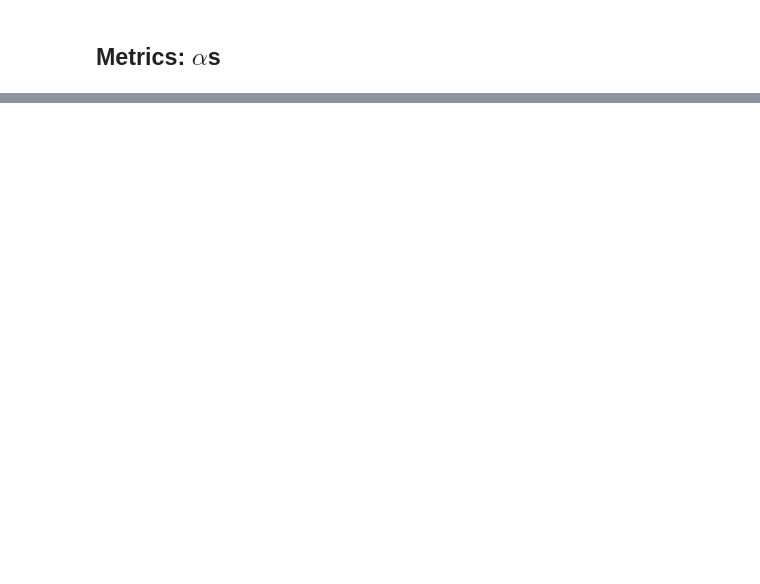
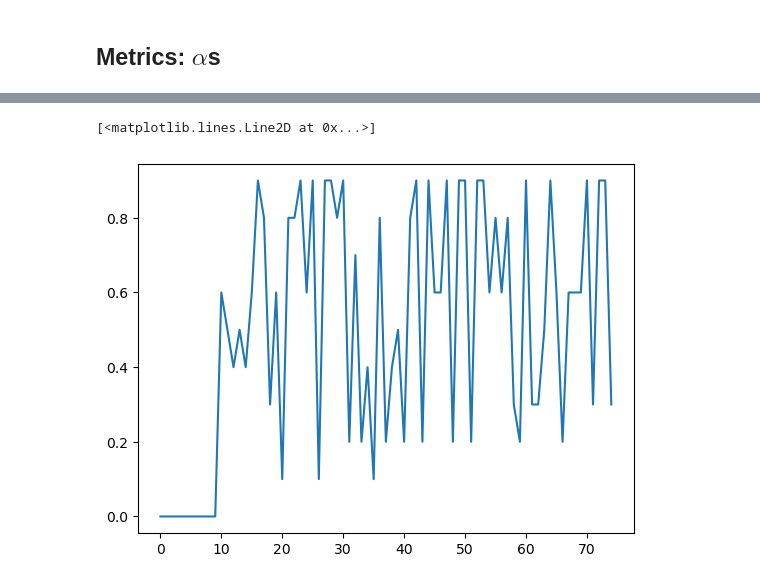
Before and after one commit to amatrhr/cas_570_project, a Jupyter notebook: school_district_and_closure.ipynb, the cells around one changed output, grey strips where cells are left out. Saved outputs shown, nothing was run; the diff lists cells and outputs as text; code cells hidden in the pictures; blank space fills up the shorter version.

```diff
--- a/school_district_and_closure.ipynb
+++ b/school_district_and_closure.ipynb
@@ -397,0 +407,5 @@ Counter({0.9: 16,
+# %%
+plt.plot(simSchool.hist_alphas)
+# %% [output]
+[<matplotlib.lines.Line2D at 0x...>]
+[figure, added]
```
Also changed, not shown: parts of 8 cells of this notebook.
